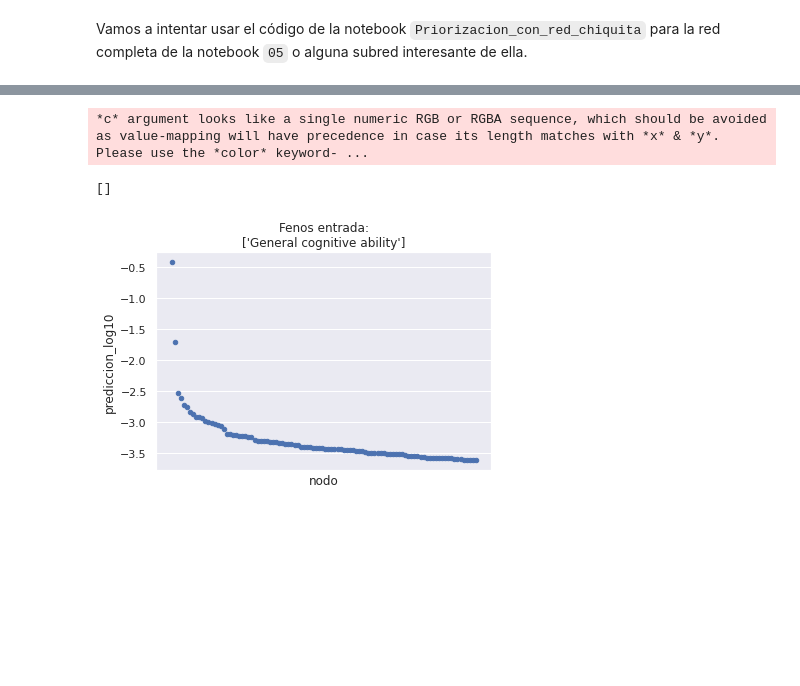
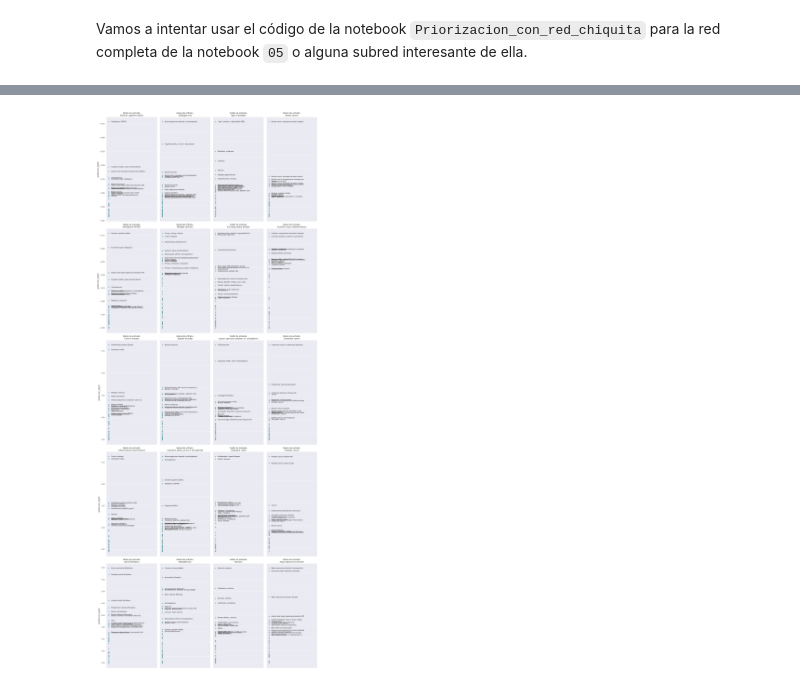
Before and after one commit to jmberros/redes-2020-GWAS_Catalog, a Jupyter notebook: 08_Label_Spreading_Red_Completa.ipynb, the cells around one changed output, grey strips where cells are left out. Saved outputs shown, nothing was run; the diff lists cells and outputs as text; code cells hidden in the pictures; blank space fills up the shorter version.

```diff
--- a/08_Label_Spreading_Red_Completa.ipynb
+++ b/08_Label_Spreading_Red_Completa.ipynb
@@ -111,8 +144,30 @@ spreading.query("es_fenotipo").head(10)
-# %%
-ax = spreading.query("es_fenotipo").head(100).plot.scatter(x="nodo", y="prediccion_log10")
-ax.set_title(f"Fenos entrada:\n{fenos_entrada}")
-ax.set_xticks([])
-# %% [output]
-*c* argument looks like a single numeric RGB or RGBA sequence, which should be avoided as value-mapping will have precedence in case its length matches with *x* & *y*.  Please use the *color* keyword- ...
-[]
-[figure, removed]
+# %%
+n_plots = len(fenos_entrada)
+n_cols = 4
+plot_width = 5
+plot_height = 10
+n_rows = (n_plots//n_cols)+1
+figsize = (plot_width * n_cols, plot_height * n_rows)
+
+for i, nodo_entrada in enumerate(fenos_entrada):
+
+    df = resultados.query("nodos_entrada == @nodo_entrada")
+    df = df.query("es_fenotipo").reset_index()
+    df["zero"] = 0
+
+    ax = plt.subplot(n_rows, n_cols, i+1)
+
+    df.head(50).plot.scatter(ax=ax, x="zero", y="prediccion_log10", color="CadetBlue", figsize=figsize, sharey=True)
+    ax.set_title(f"Nodos de entrada:\n{nodo_entrada[:40]}")
+    ax.set_xticks([])
+    ax.set_xlabel(None)
+    ax.set_xlim((-1, 20))
+
+    for j, row in df.head(15).iterrows():
+        x, y = 1, row.prediccion_log10
+        ax.annotate(row.nodo_salida[:40], (x, y), verticalalignment="center", fontsize=10)
+
+plt.tight_layout()
+plt.savefig("results/test.png", dpi=110)
+# %% [output]
+[figure, added]
```
Also changed, not shown: parts of 8 cells of this notebook.
